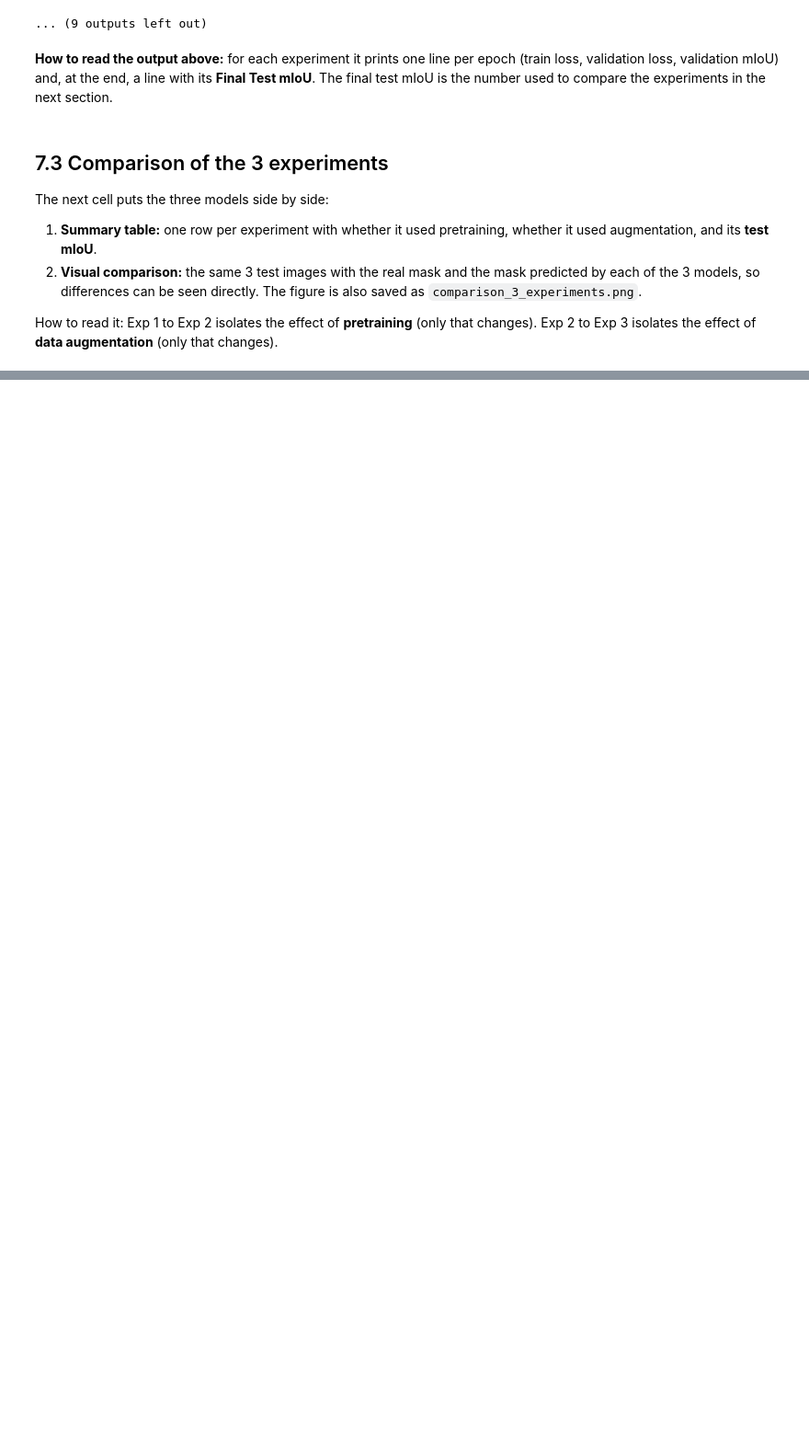
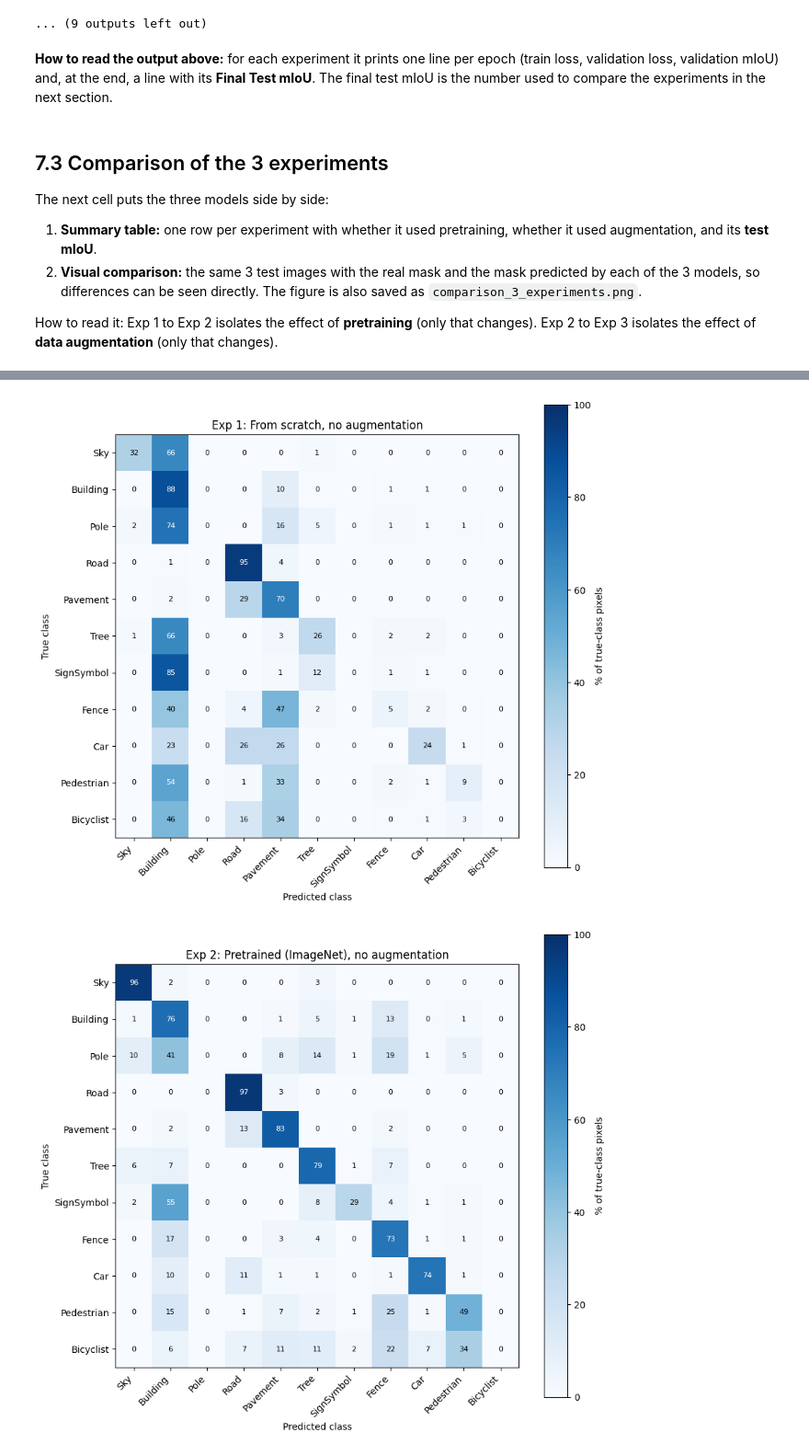
Before and after one commit to hugolo000/DigitalImage_PROJECT, a Jupyter notebook: notebooks/03_baseline_model_.ipynb, the cells around one changed output, grey strips where cells are left out. Shown at 92% size. Cells and saved outputs as stored; diff of their text form; code cells hidden in the pictures; blank space fills up the shorter version.

Commit message:
added confusion matrix

```diff
--- a/notebooks/03_baseline_model_.ipynb
+++ b/notebooks/03_baseline_model_.ipynb
@@ -540,0 +542,54 @@ plt.show()
+# %%
+# ==========================================
+# CONFUSION MATRICES (TEST SET, ONE PER EXPERIMENT)
+# ==========================================
+import matplotlib.pyplot as plt
+import numpy as np
+
+# CamVid (SegNet version) class names in index order 0-10.
+# Class 11 is the void/unlabelled class and is not shown. Check the order against the dataset README.
+CLASS_NAMES = ["Sky", "Building", "Pole", "Road", "Pavement", "Tree",
+               "SignSymbol", "Fence", "Car", "Pedestrian", "Bicyclist"]
+
+def compute_confusion(model_to_eval, loader):
+    """Runs the model on the loader and returns the confusion matrix (rows = true class)."""
+    model_to_eval.eval()
+    conf = torch.zeros(NUM_CLASSES, NUM_CLASSES, dtype=torch.long, device=DEVICE)
+    with torch.no_grad():
+        for imgs, msks in loader:
+            imgs, msks = imgs.to(DEVICE), msks.to(DEVICE)
+            conf = update_confusion(conf, model_to_eval(imgs).argmax(dim=1), msks)
+    return conf.cpu().numpy()
+
+def plot_confusion(conf, title):
+    """Plots the matrix as percentages: each row shows how the pixels of one true class were predicted."""
+    row_sums = conf[:VOID_CLASS].sum(axis=1, keepdims=True).clip(min=1)
+    conf_pct = conf[:VOID_CLASS, :VOID_CLASS] / row_sums * 100
+
+    fig, ax = plt.subplots(figsize=(9, 8))
+    im = ax.imshow(conf_pct, cmap="Blues", vmin=0, vmax=100)
+    ax.set_xticks(range(VOID_CLASS))
+    ax.set_yticks(range(VOID_CLASS))
+    ax.set_xticklabels(CLASS_NAMES, rotation=45, ha="right")
+    ax.set_yticklabels(CLASS_NAMES)
+    ax.set_xlabel("Predicted class")
+    ax.set_ylabel("True class")
+    ax.set_title(title)
+
+    # Write the percentage inside each cell
+    for i in range(VOID_CLASS):
+        for j in range(VOID_CLASS):
+            ax.text(j, i, f"{conf_pct[i, j]:.0f}", ha="center", va="center",
+                    color="white" if conf_pct[i, j] > 50 else "black", fontsize=8)
+
+    fig.colorbar(im, label="% of true-class pixels")
+    plt.tight_layout()
+    plt.show()
+
+# One matrix per experiment (models already trained above)
+plot_confusion(compute_confusion(model_exp1, test_loader), "Exp 1: From scratch, no augmentation")
+plot_confusion(compute_confusion(model_exp2, test_loader), "Exp 2: Pretrained (ImageNet), no augmentation")
+plot_confusion(compute_confusion(model, test_loader), "Exp 3: Pretrained (ImageNet) + augmentation")
+# %% [output]
+[figure, added]
+[figure, added]
```
Also changed, not shown: parts of 7 cells of this notebook.
